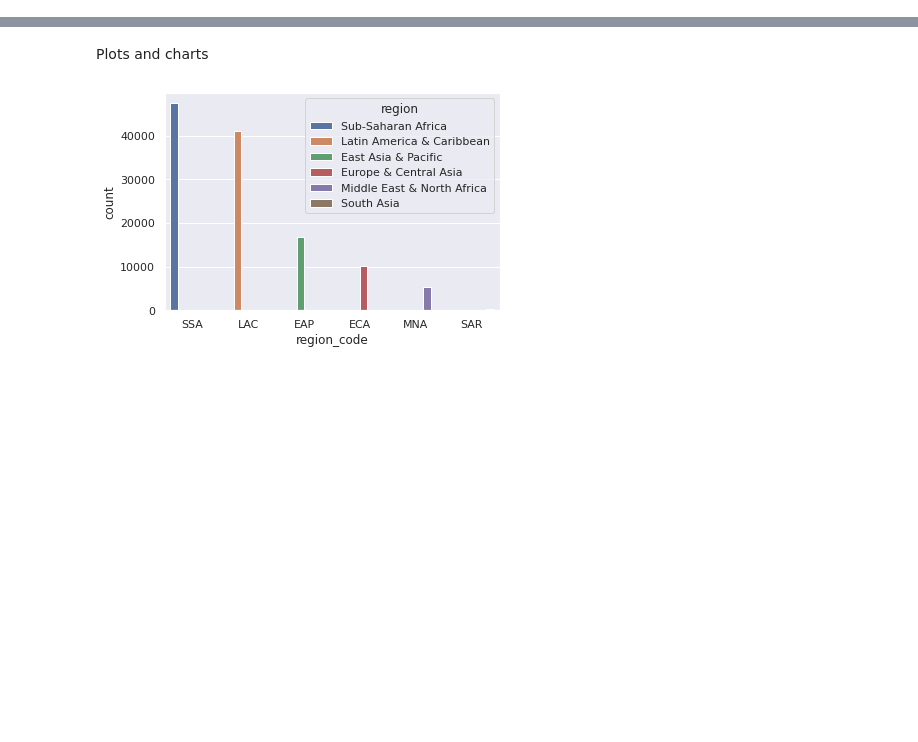
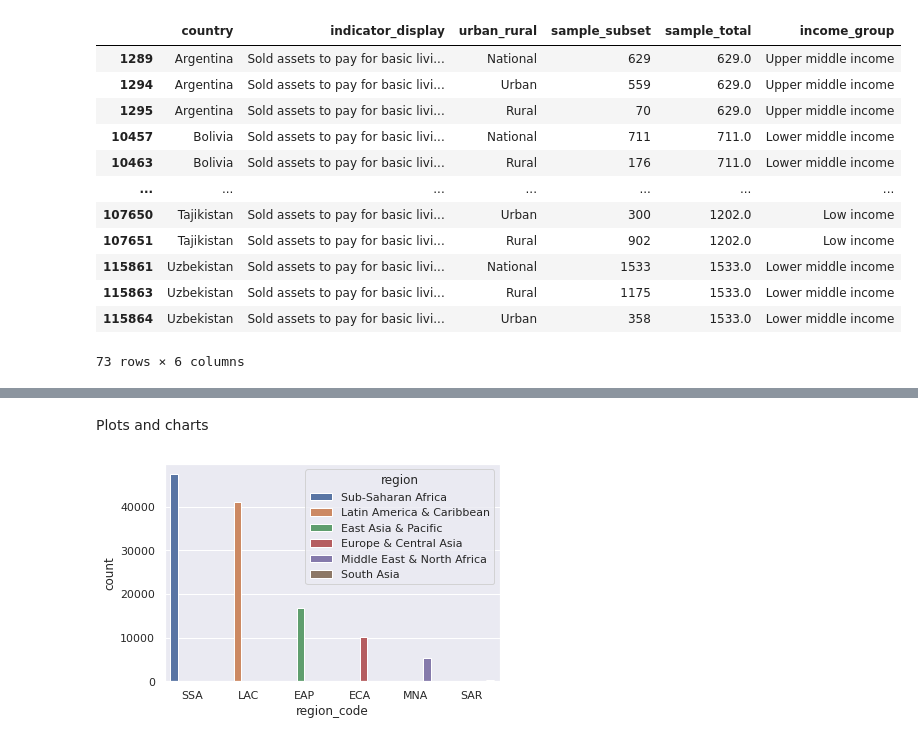
Before and after one commit to asrospie/covid_housing_eda, a Jupyter notebook: DSE_6000_Final_Project.ipynb, the cells around one changed output, grey strips where cells are left out. Saved outputs shown, nothing was run; the diff lists cells and outputs as text; code cells hidden in the pictures; blank space fills up the shorter version.

```diff
--- a/DSE_6000_Final_Project.ipynb
+++ b/DSE_6000_Final_Project.ipynb
@@ -56,0 +83,18 @@ See the caveats in the documentation: https://pandas.pydata.org/pandas-docs/stab
+# %%
+# 7
+copi_sold3 = (df['indicator'] == 'Copi_sold') & (df['industry'] == 'All') & (df['wave'] == 'WAVE3')
+df.loc[copi_sold3, ['country', 'indicator_display', 'urban_rural', 'sample_subset', 'sample_total', 'income_group']]
+# %% [output]
+|  | country | indicator_display | urban_rural | sample_subset | sample_total | income_group |
+| 1289 | Argentina | Sold assets to pay for basic livi... | National | 629 | 629.0 | Upper middle income |
+| 1294 | Argentina | Sold assets to pay for basic livi... | Urban | 559 | 629.0 | Upper middle income |
+| 1295 | Argentina | Sold assets to pay for basic livi... | Rural | 70 | 629.0 | Upper middle income |
+| 10457 | Bolivia | Sold assets to pay for basic livi... | National | 711 | 711.0 | Lower middle income |
+| 10463 | Bolivia | Sold assets to pay for basic livi... | Rural | 176 | 711.0 | Lower middle income |
+| ... | ... | ... | ... | ... | ... | ... |
+| 107650 | Tajikistan | Sold assets to pay for basic livi... | Urban | 300 | 1202.0 | Low income |
+| 107651 | Tajikistan | Sold assets to pay for basic livi... | Rural | 902 | 1202.0 | Low income |
+| 115861 | Uzbekistan | Sold assets to pay for basic livi... | National | 1533 | 1533.0 | Lower middle income |
+| 115863 | Uzbekistan | Sold assets to pay for basic livi... | Rural | 1175 | 1533.0 | Lower middle income |
+| 115864 | Uzbekistan | Sold assets to pay for basic livi... | Urban | 358 | 1533.0 | Lower middle income |
+73 rows × 6 columns
```
Also changed, not shown: parts of 10 cells of this notebook.
